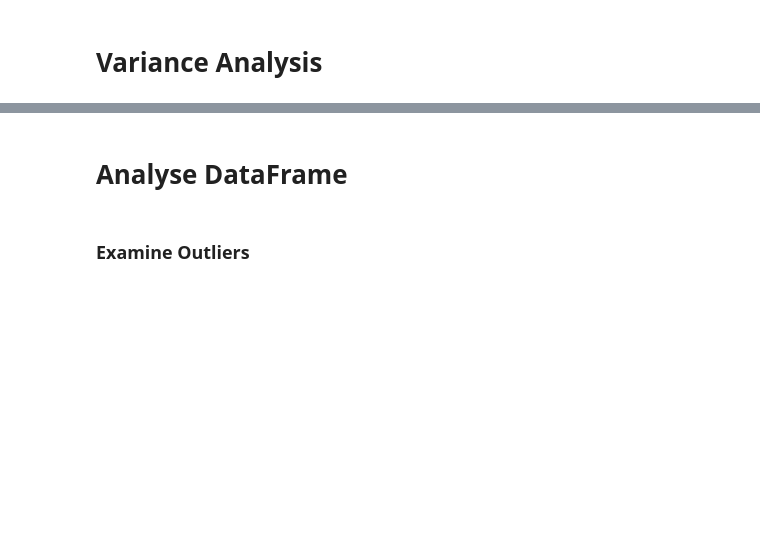
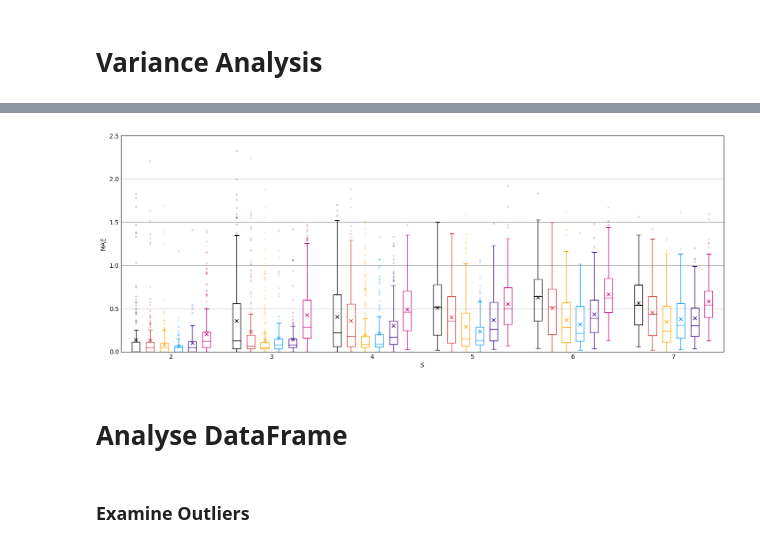
Before and after one commit to jannismain/fau-lnt-source-tracking-code, a Jupyter notebook: python/notebooks/analysis-mean-err.ipynb, the cells around one changed output, grey strips where cells are left out. Cells and saved outputs as stored; diff of their text form; code cells hidden in the pictures; blank space fills up the shorter version.

```diff
--- a/python/notebooks/analysis-mean-err.ipynb
+++ b/python/notebooks/analysis-mean-err.ipynb
@@ -479,4 +516,5 @@ dft = dft[dft["em"]==10]
 dft = dft[dft["wd"]==1.2]
 dft = dft[dft["md"]==0.5]
 dft = dft[dft["SNR"]==0]
+dft = dft[dft["description"]=='var-fixed']
 print_summary(dft)
@@ -483,6 +536,6 @@ print_summary(dft)
 # %%
 # Sample Sizes
-dfp = dft.pivot_table("x1", index=["n-sources"], columns=["var-val","var-fixed"], aggfunc='count').transpose()
+dfp = dft.pivot_table("x1", index=["n-sources"], columns=["var-fixed","var-val"], aggfunc='count').transpose()
 print(dfp)
 init_vars = set([x[0] for x in dfp.index.values])
 var_fixed = set([x[1] for x in dfp.index.values])
@@ -489,16 +556,18 @@ var_fixed = set([x[1] for x in dfp.index.values])
 # %%
 var = 'var-val'
 dfp = dft.pivot_table("err-mean", index=["n-sources"], columns=var, aggfunc='mean').transpose()
 
 # Joint Boxplot, grouped
 fig = figure( figsize=(17,6.5) ); ax  = fig.add_subplot(111)
 
 idx=0
 for val in sorted(init_vars):
     dftt = dft[dft[var]==val]
     dftt = dftt[dftt['var-fixed']==1]
     bp = dftt.boxplot("err-mean", by=["n-sources"], ax=ax, **boxplot_args)
     style_boxplot(bp, None, idx, len(init_vars))
     idx+=1
-if EXPORT_LATEX:
-    tikz_save("".join([PATH_LATEX_PLOTS, 'boxplot-joined-{}.tex'.format(var)]), strict=True, wrap=False)
+# if EXPORT_LATEX:
+#     tikz_save("".join([PATH_LATEX_PLOTS, 'boxplot-joined-{}.tex'.format(var)]), strict=True, wrap=False)
+# %% [output]
+[figure, added]
```
Also changed, not shown: parts of 10 cells of this notebook.
